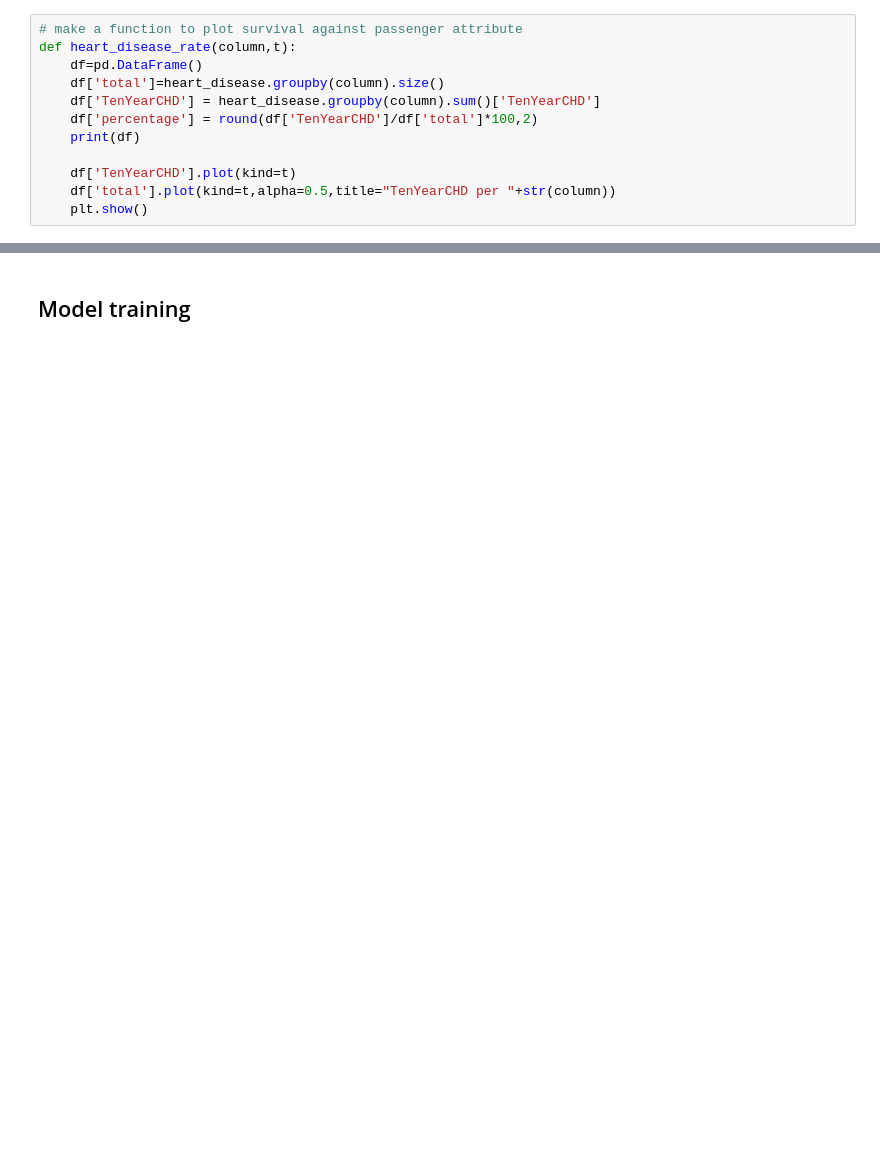
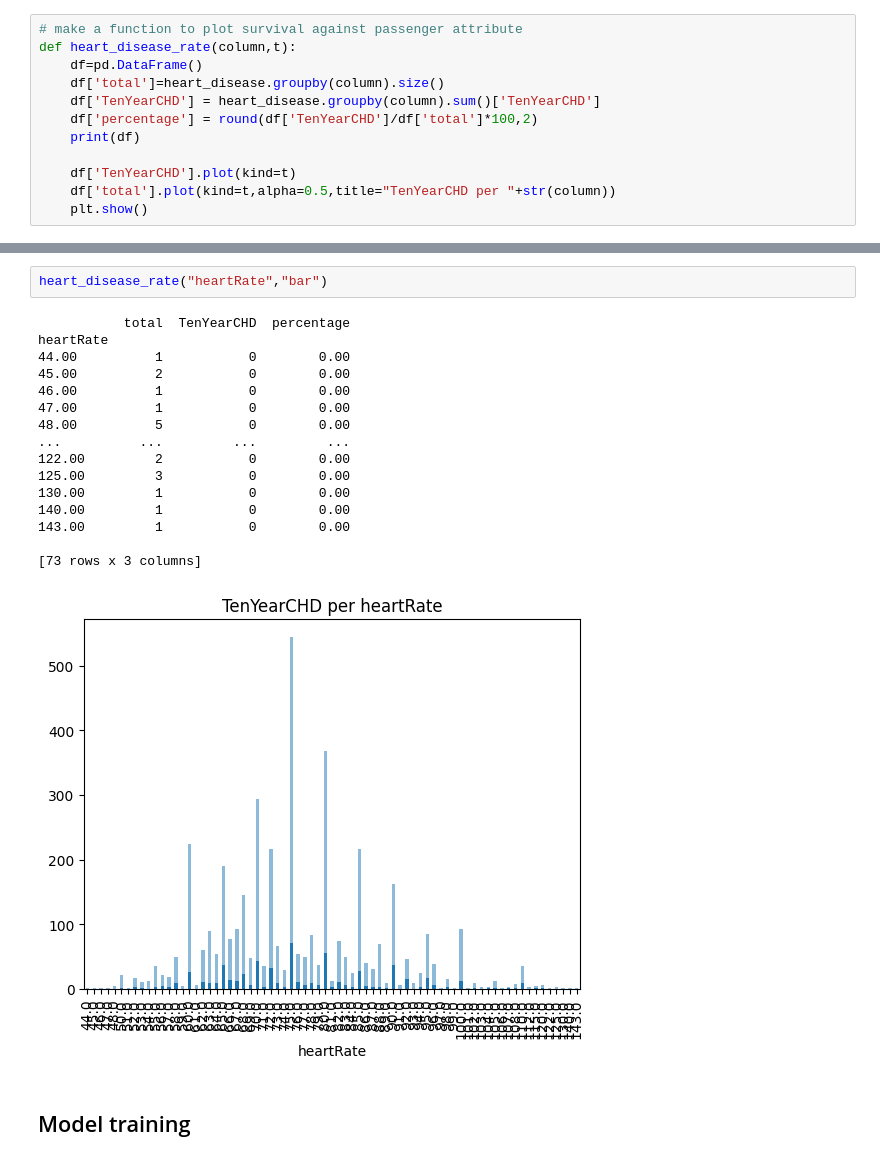
Before and after one commit to AFKBETO/machine-learning, a Jupyter notebook: TP2_regression_logistique/Régression logistic_LSI2.ipynb, the cells around one changed output, grey strips where cells are left out. Saved outputs shown, nothing was run; the diff lists cells and outputs as text; blank space fills up the shorter version.

```diff
--- a/TP2_regression_logistique/Régression logistic_LSI2.ipynb
+++ b/TP2_regression_logistique/Régression logistic_LSI2.ipynb
@@ -77,3 +197,22 @@ heart_disease_rate("currentSmoker","bar")
+# %%
+heart_disease_rate("heartRate","bar")
+# %% [output]
+           total  TenYearCHD  percentage
+heartRate
+44.00          1           0        0.00
+45.00          2           0        0.00
+46.00          1           0        0.00
+47.00          1           0        0.00
+48.00          5           0        0.00
+...          ...         ...         ...
+122.00         2           0        0.00
+125.00         3           0        0.00
+130.00         1           0        0.00
+140.00         1           0        0.00
+143.00         1           0        0.00
+
+[73 rows x 3 columns]
+[figure, added]
 # %% [markdown]
 ## Model training
 # %%
```
Also changed, not shown: parts of 21 cells of this notebook.
